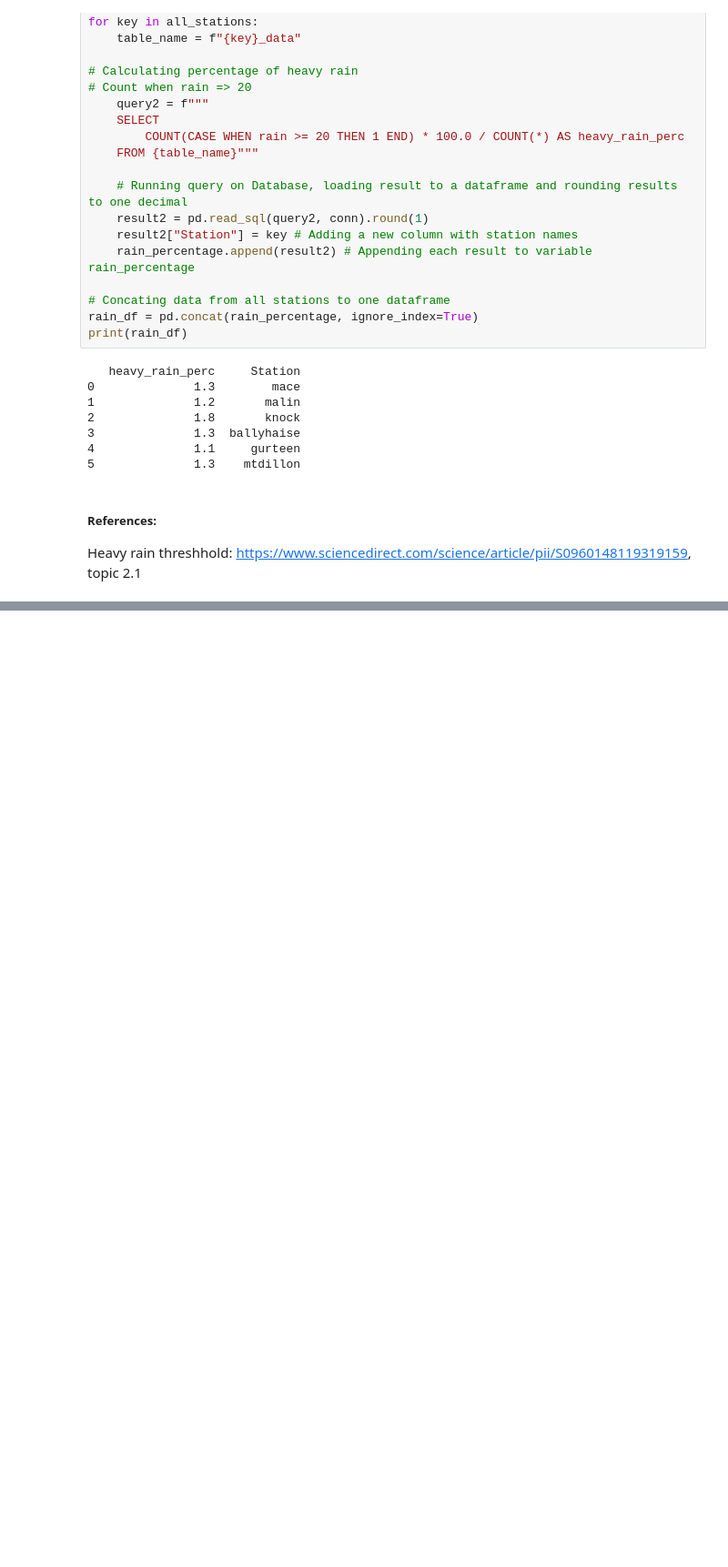
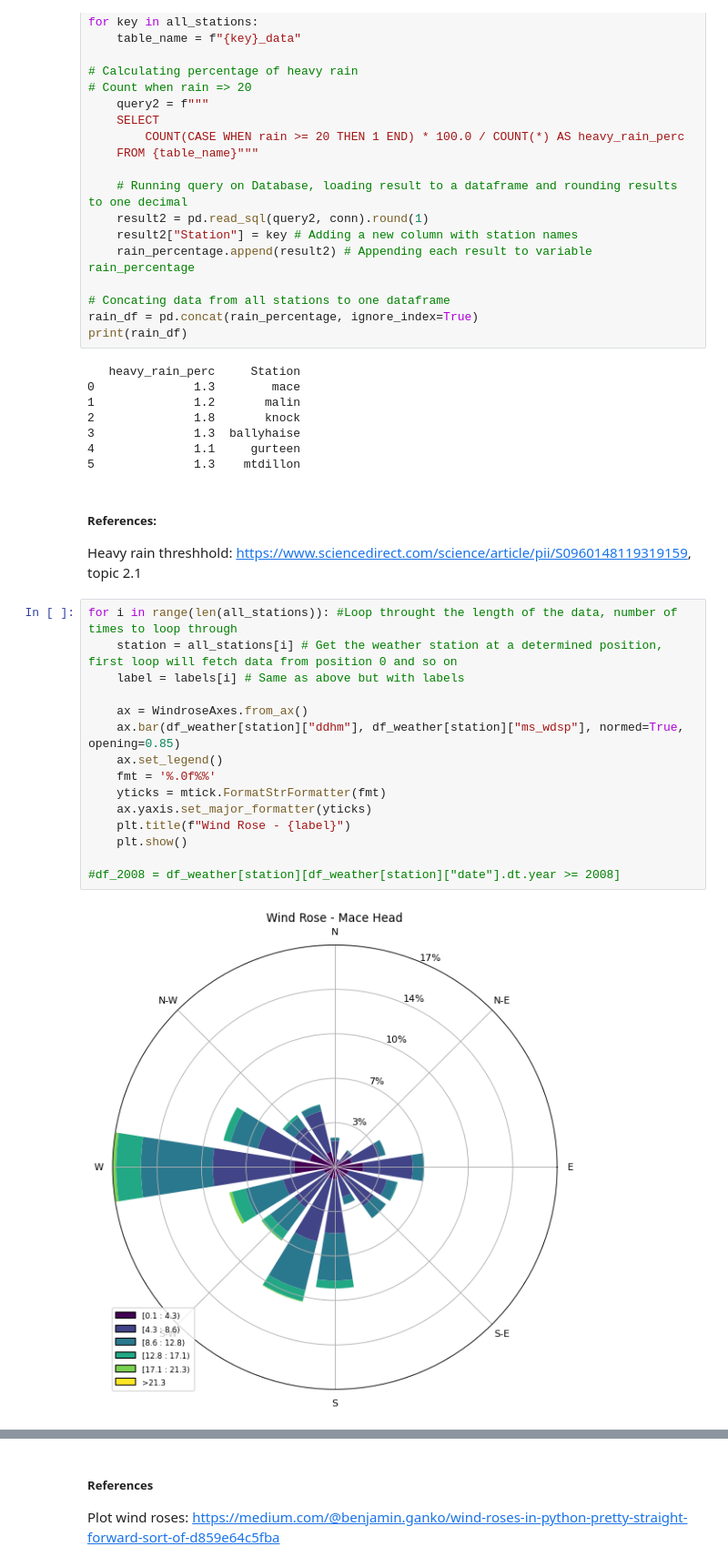
Before and after one commit to vanelyraa/programming-for-data-analytics, a Jupyter notebook: project/project.ipynb, the cells around one changed output, grey strips where cells are left out. Shown at 91% size. Cells and saved outputs as stored; diff of their text form; blank space fills up the shorter version.

Commit message:
Wind roses

```diff
--- a/project/project.ipynb
+++ b/project/project.ipynb
@@ -725,3 +734,20 @@ print(rain_df)
 # %% [markdown]
 ##### References:
 Heavy rain threshhold: https://www.sciencedirect.com/science/article/pii/S0960148119319159, topic 2.1
+# %%
+for i in range(len(all_stations)): #Loop throught the length of the data, number of times to loop through
+    station = all_stations[i] # Get the weather station at a determined position, first loop will fetch data from position 0 and so on
+    label = labels[i] # Same as above but with labels
+
+    ax = WindroseAxes.from_ax()
+    ax.bar(df_weather[station]["ddhm"], df_weather[station]["ms_wdsp"], normed=True, opening=0.85)
+    ax.set_legend()
+    fmt = '%.0f%%'
+    yticks = mtick.FormatStrFormatter(fmt)
+    ax.yaxis.set_major_formatter(yticks)
+    plt.title(f"Wind Rose - {label}")
+    plt.show()
+
+#df_2008 = df_weather[station][df_weather[station]["date"].dt.year >= 2008]
+# %% [output]
+[figure, added]
@@ -727,0 +759,3 @@ Heavy rain threshhold: https://www.sciencedirect.com/science/article/pii/S096014
+# %% [markdown]
+##### References
+Plot wind roses: https://medium.com/@benjamin.ganko/wind-roses-in-python-pretty-straight-forward-sort-of-d859e64c5fba
```
Also changed, not shown: parts of 3 cells of this notebook.
